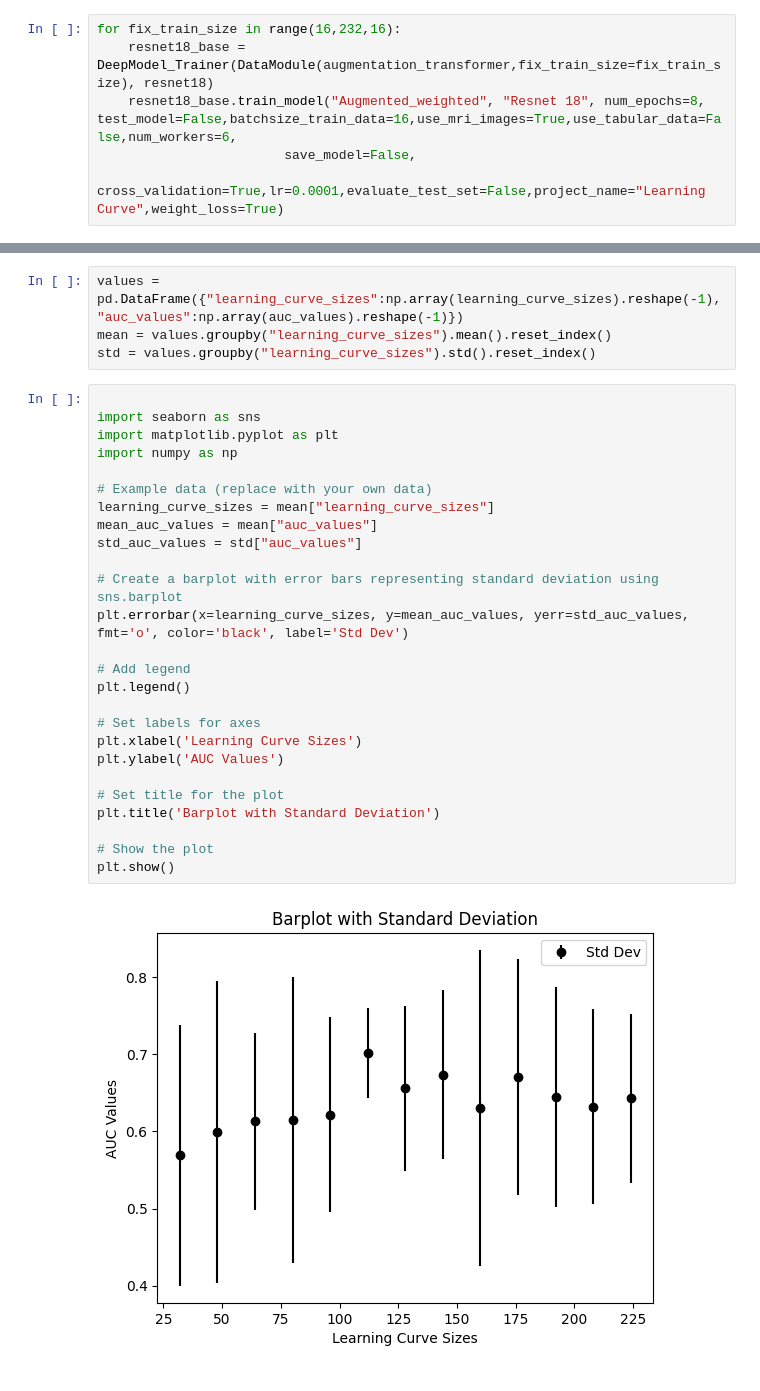
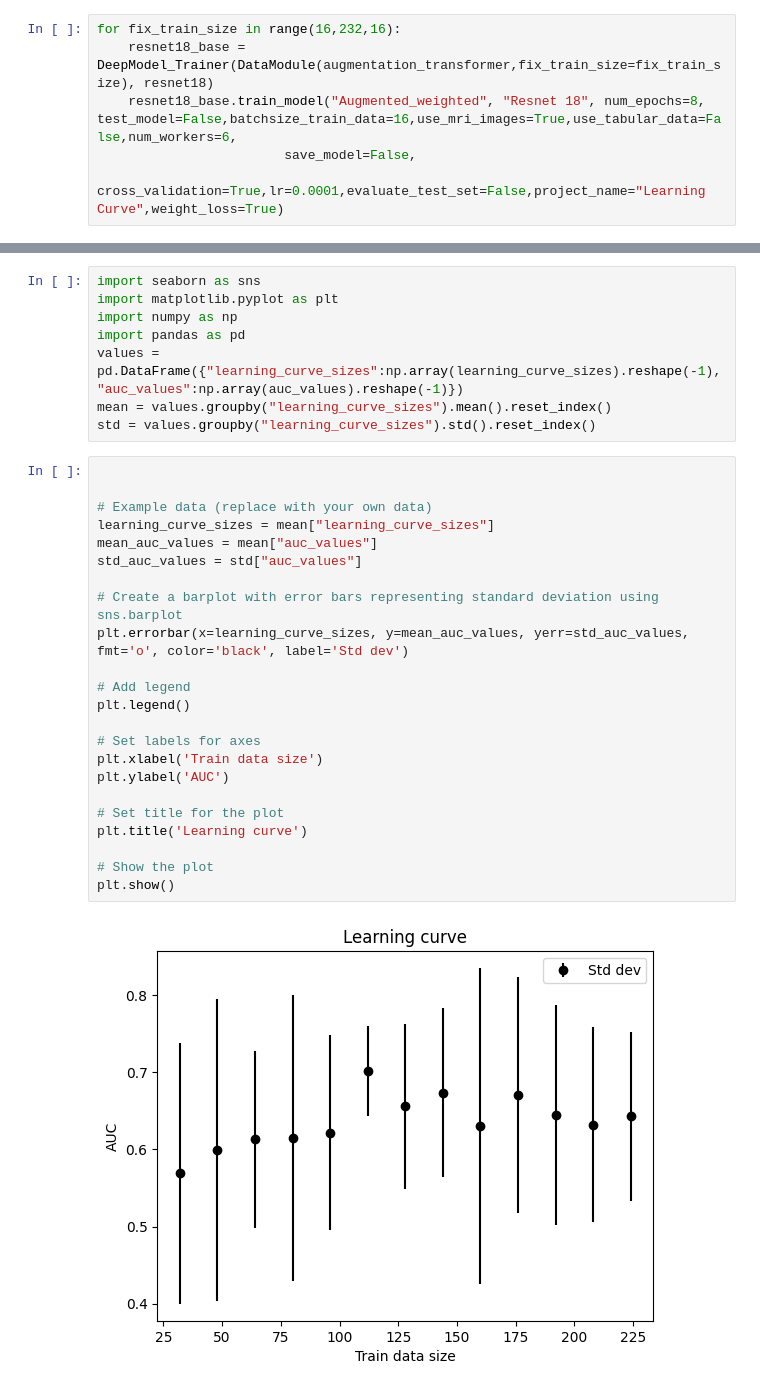
Before and after one commit to tmandelz/classification-prolactinoma, a Jupyter notebook: modelling/mri_data/resnet.ipynb, the cells around one changed output, grey strips where cells are left out. Drawn from its saved outputs; the diff is of its cells as text.

```diff
--- a/modelling/mri_data/resnet.ipynb
+++ b/modelling/mri_data/resnet.ipynb
@@ -276,34 +277,35 @@ for run in runs:
         learning_curve_sizes.append(run_data["learning_curve_size"].dropna().values)
         auc_values.append(run_data["auc"].dropna().values)
 # %%
+import seaborn as sns
+import matplotlib.pyplot as plt
+import numpy as np
+import pandas as pd
 values = pd.DataFrame({"learning_curve_sizes":np.array(learning_curve_sizes).reshape(-1),"auc_values":np.array(auc_values).reshape(-1)})
 mean = values.groupby("learning_curve_sizes").mean().reset_index()
 std = values.groupby("learning_curve_sizes").std().reset_index()
 # %%
 
-import seaborn as sns
-import matplotlib.pyplot as plt
-import numpy as np
 
 # Example data (replace with your own data)
 learning_curve_sizes = mean["learning_curve_sizes"]
 mean_auc_values = mean["auc_values"]
 std_auc_values = std["auc_values"]
 
 # Create a barplot with error bars representing standard deviation using sns.barplot
-plt.errorbar(x=learning_curve_sizes, y=mean_auc_values, yerr=std_auc_values, fmt='o', color='black', label='Std Dev')
+plt.errorbar(x=learning_curve_sizes, y=mean_auc_values, yerr=std_auc_values, fmt='o', color='black', label='Std dev')
 
 # Add legend
 plt.legend()
 
 # Set labels for axes
-plt.xlabel('Learning Curve Sizes')
-plt.ylabel('AUC Values')
+plt.xlabel('Train data size')
+plt.ylabel('AUC')
 
 # Set title for the plot
-plt.title('Barplot with Standard Deviation')
+plt.title('Learning curve')
 
 # Show the plot
 plt.show()
 # %% [output]
-[figure, old version]
+[figure, new version]
```
Also changed, not shown: parts of 1 cell of this notebook, 2 other files.
